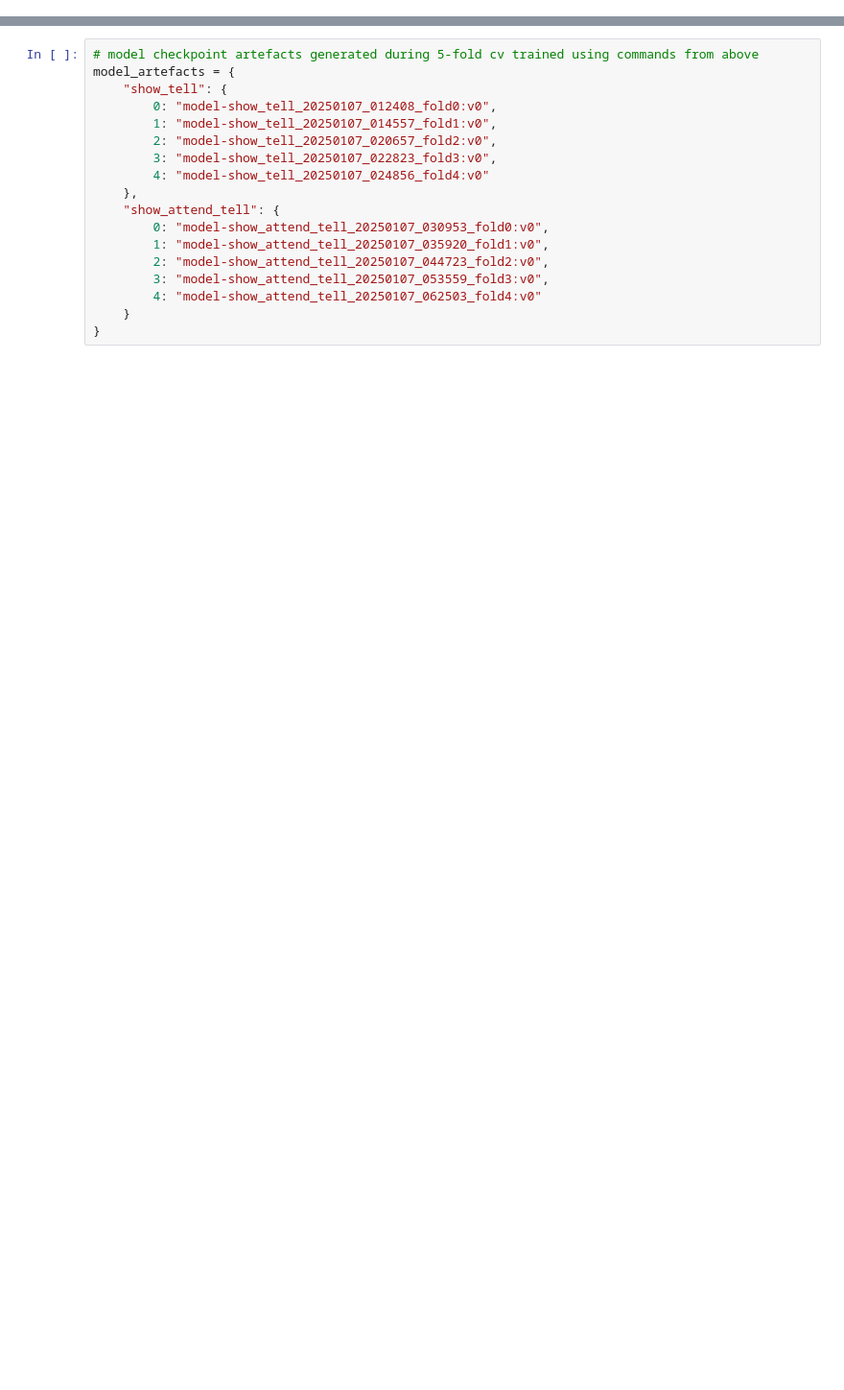
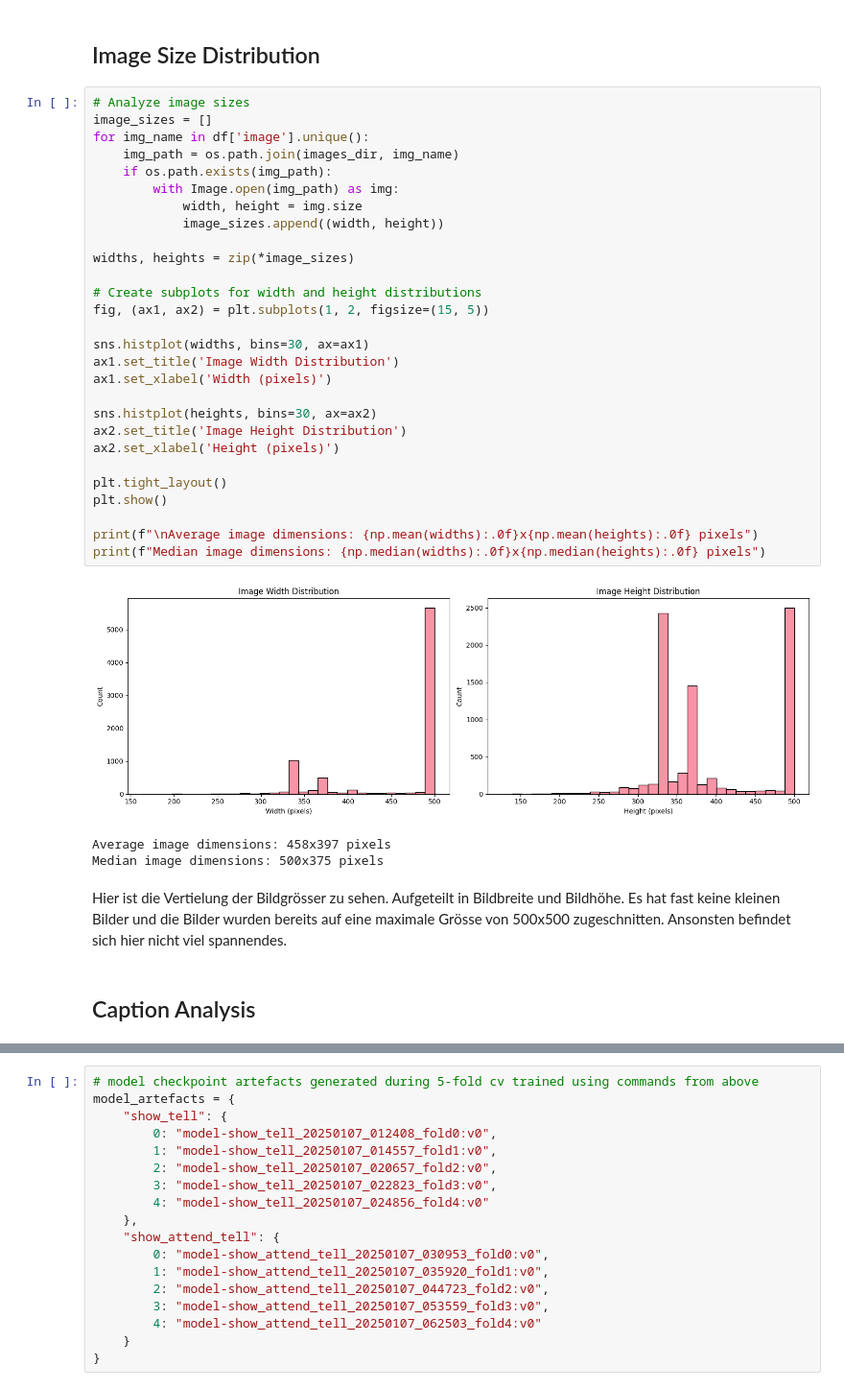
Before and after one commit to florinbarbisch/vdl, a Jupyter notebook: notebook.ipynb, the cells around one changed output, grey strips where cells are left out. Shown at 96% size. Drawn from its saved outputs; the diff is of its cells as text; blank space fills up the shorter version.

```diff
--- a/notebook.ipynb
+++ b/notebook.ipynb
@@ -19,0 +77,38 @@ python src/train.py --model show_attend_tell --checkpoint_dir show_attend_tell_f
+# %% [markdown]
+## Image Size Distribution
+# %%
+# Analyze image sizes
+image_sizes = []
+for img_name in df['image'].unique():
+    img_path = os.path.join(images_dir, img_name)
+    if os.path.exists(img_path):
+        with Image.open(img_path) as img:
+            width, height = img.size
+            image_sizes.append((width, height))
+
+widths, heights = zip(*image_sizes)
+
+# Create subplots for width and height distributions
+fig, (ax1, ax2) = plt.subplots(1, 2, figsize=(15, 5))
+
+sns.histplot(widths, bins=30, ax=ax1)
+ax1.set_title('Image Width Distribution')
+ax1.set_xlabel('Width (pixels)')
+
+sns.histplot(heights, bins=30, ax=ax2)
+ax2.set_title('Image Height Distribution')
+ax2.set_xlabel('Height (pixels)')
+
+plt.tight_layout()
+plt.show()
+
+print(f"\nAverage image dimensions: {np.mean(widths):.0f}x{np.mean(heights):.0f} pixels")
+print(f"Median image dimensions: {np.median(widths):.0f}x{np.median(heights):.0f} pixels")
+# %% [output]
+[figure, added]
+Average image dimensions: 458x397 pixels
+Median image dimensions: 500x375 pixels
+# %% [markdown]
+Hier ist die Vertielung der Bildgrösser zu sehen. Aufgeteilt in Bildbreite und Bildhöhe. Es hat fast keine kleinen Bilder und die Bilder wurden bereits auf eine maximale Grösse von 500x500 zugeschnitten. Ansonsten befindet sich hier nicht viel spannendes.
+# %% [markdown]
+## Caption Analysis
```
Also changed, not shown: parts of 34 cells of this notebook.
